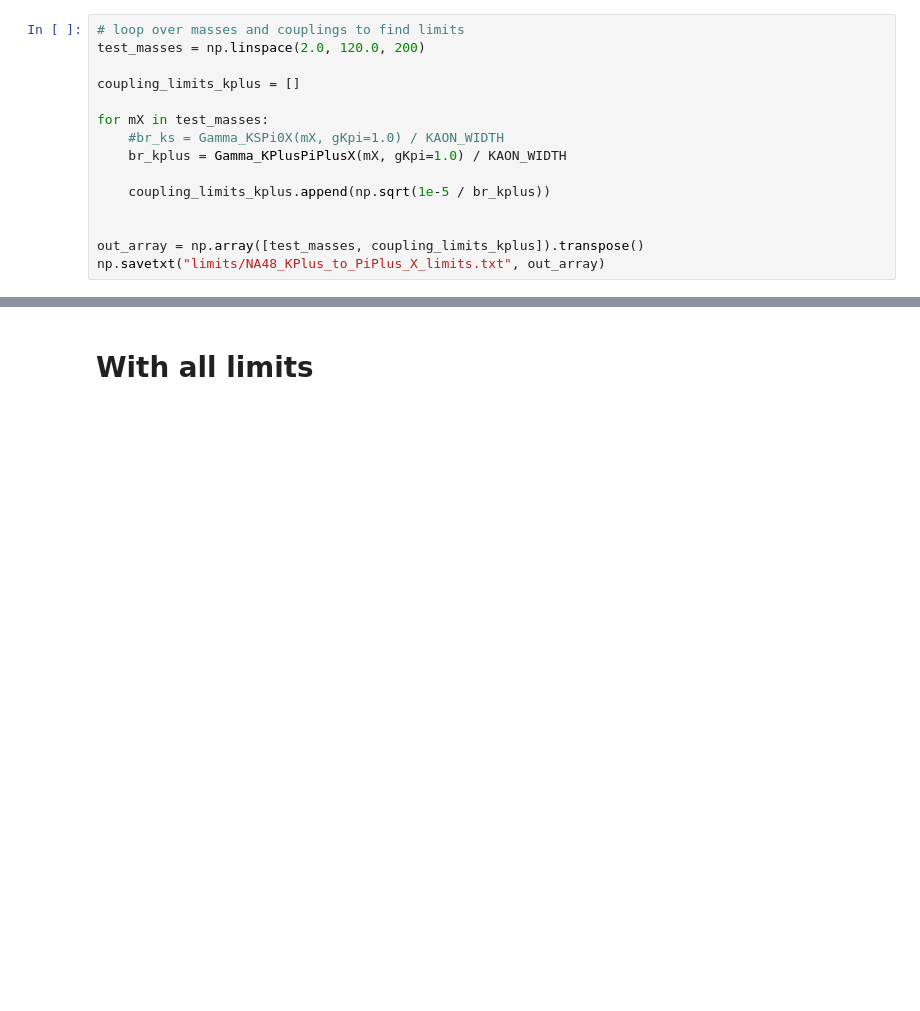
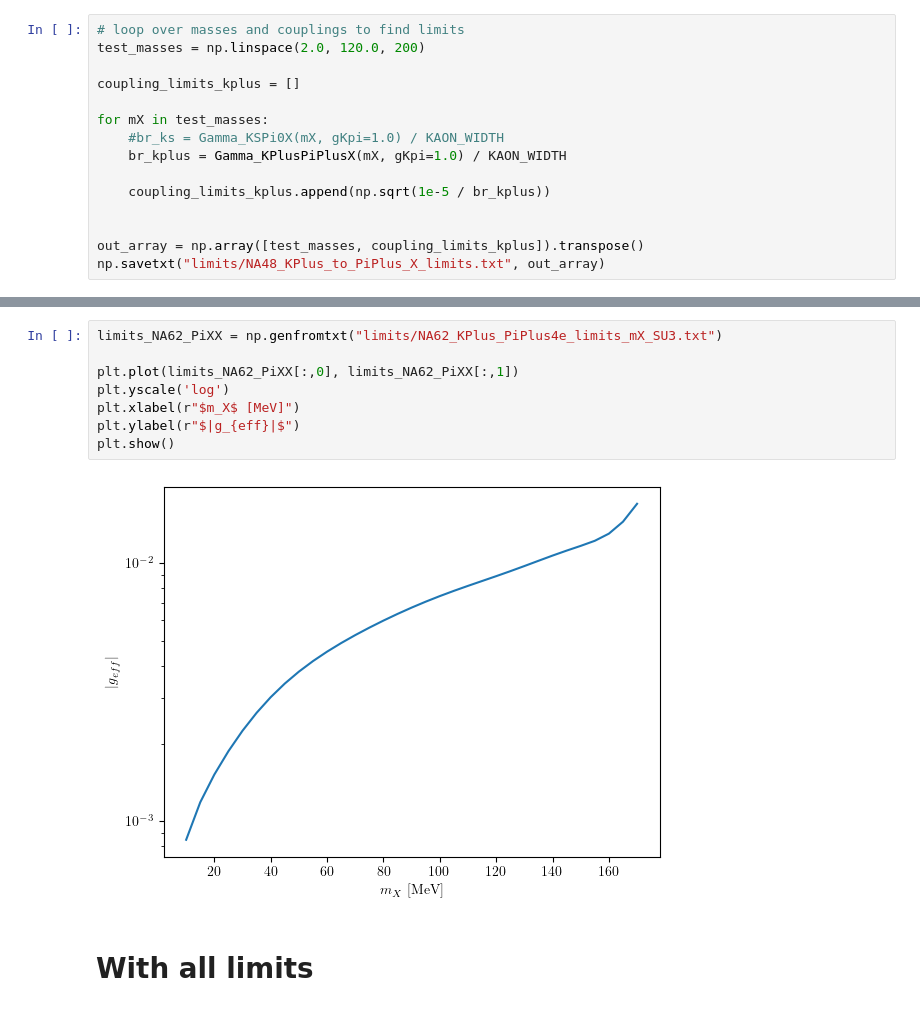
Before and after one commit to athompson-git/KaonPhysics, a Jupyter notebook: KtoX_param_space.ipynb, the cells around one changed output, grey strips where cells are left out. Cells and saved outputs as stored; diff of their text form; blank space fills up the shorter version.

```diff
--- a/KtoX_param_space.ipynb
+++ b/KtoX_param_space.ipynb
@@ -1108,3 +1145,13 @@ np.savetxt("limits/NA48_KPlus_to_PiPlus_X_limits.txt", out_array)
+# %%
+limits_NA62_PiXX = np.genfromtxt("limits/NA62_KPlus_PiPlus4e_limits_mX_SU3.txt")
+
+plt.plot(limits_NA62_PiXX[:,0], limits_NA62_PiXX[:,1])
+plt.yscale('log')
+plt.xlabel(r"$m_X$ [MeV]")
+plt.ylabel(r"$|g_{eff}|$")
+plt.show()
+# %% [output]
+[figure, added]
 # %% [markdown]
 # With all limits
 # %%
```
Also changed, not shown: parts of 6 cells of this notebook.
